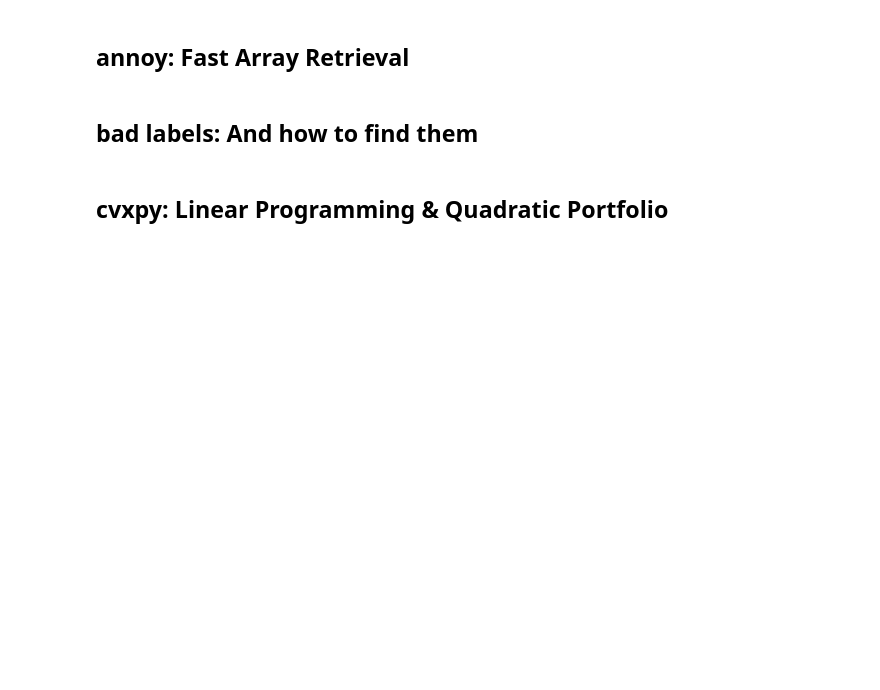
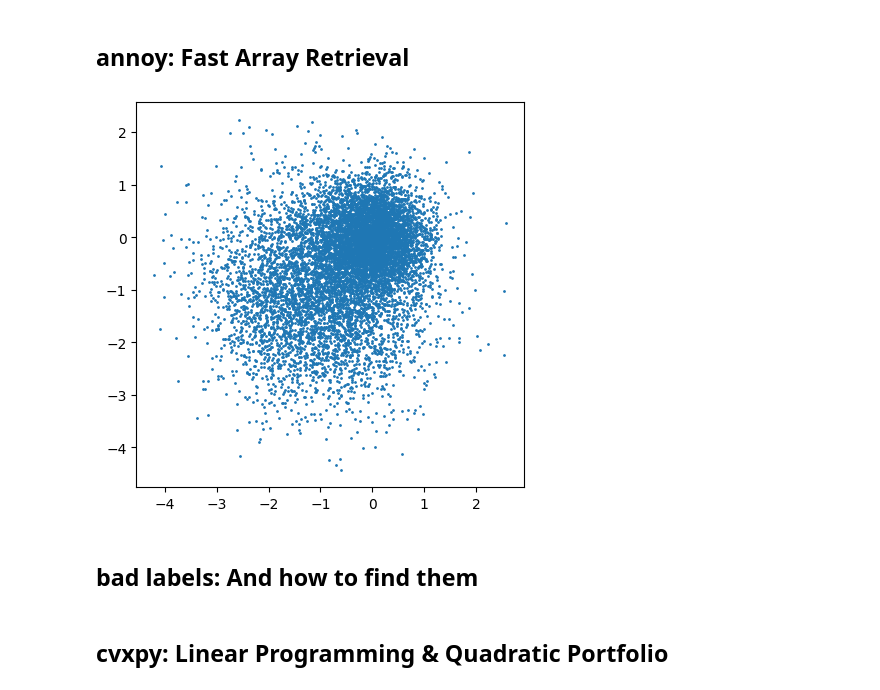
Before and after one commit to Friend09/practise_prod_python_tools, a Jupyter notebook: notebooks/practise_Data_Science_and_Machine_Learning.ipynb, the cells around one changed output. Drawn from its saved outputs; the diff is of its cells as text; code cells hidden in the pictures; blank space fills up the shorter version.

```diff
--- a/notebooks/practise_Data_Science_and_Machine_Learning.ipynb
+++ b/notebooks/practise_Data_Science_and_Machine_Learning.ipynb
@@ -1,5 +1,31 @@
 # %% [markdown]
 ## annoy: Fast Array Retrieval
+# %%
+import numpy as np
+import matplotlib.pylab as plt
+from annoy import AnnoyIndex
+
+columns = 2
+
+vecs = np.concatenate(
+    [
+        np.random.normal(-1, 1, (5000, columns)),
+        np.random.normal(0, 0.5, (5000, columns)),
+    ]
+)
+
+annoy = AnnoyIndex(columns, "euclidean")
+for i in range(vecs.shape[0]):
+    annoy.add_item(i, vecs[i, :])
+# this is the line that we changed from 1 -> 10
+annoy.build(n_trees=10)
+
+plt.figure(figsize=(5, 5))
+plt.scatter(vecs[:, 0], vecs[:, 1], s=1)
+
+indices = annoy.get_nns_by_vector(np.array([-1.0, -1.0]), 2000)
+# %% [output]
+[figure, added]
 # %% [markdown]
 ## bad labels: And how to find them
 # %% [markdown]
```
Also changed, not shown: 2 other files.
